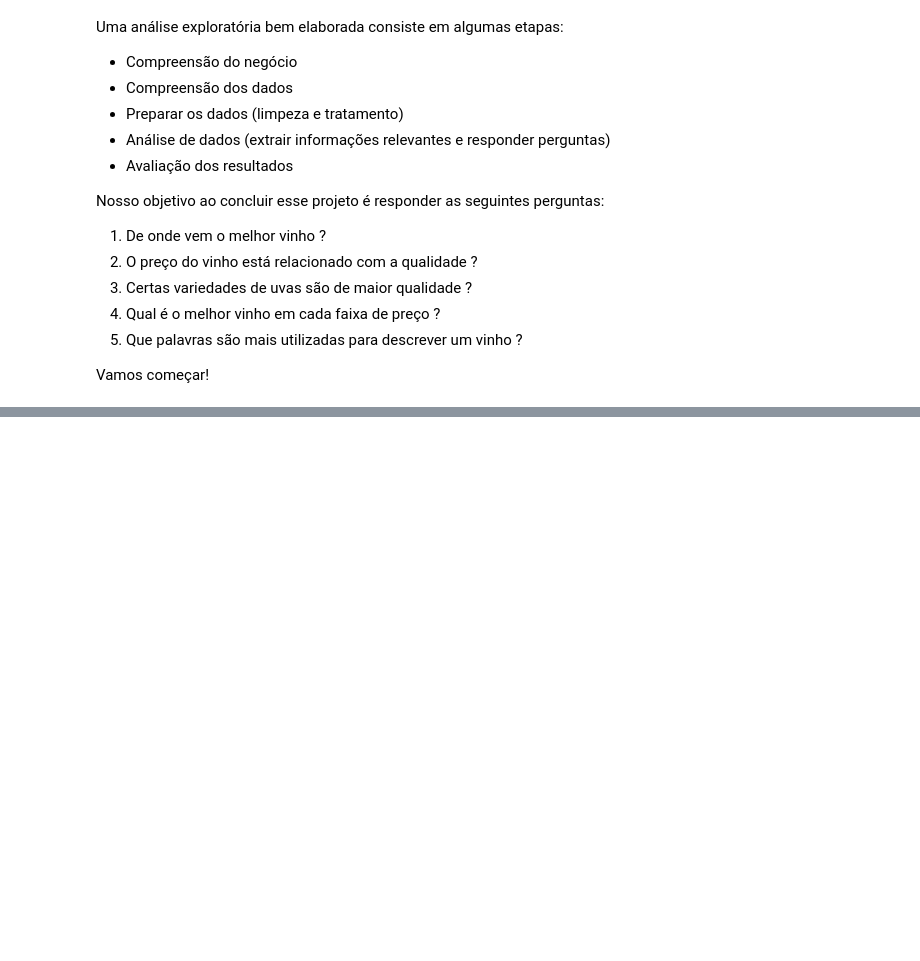
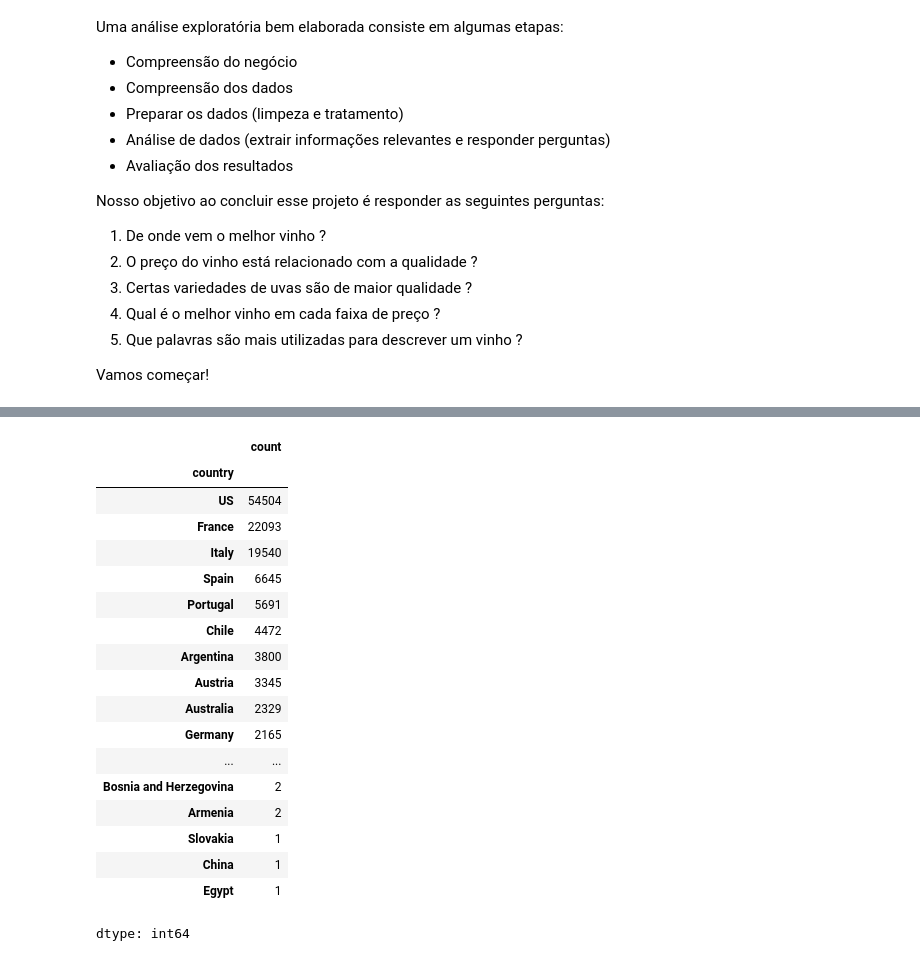
Before and after one commit to FTCLuis/Mineracao-de-Dados, a Jupyter notebook: Luis_Felipe_Laudacio.ipynb, the cells around one changed output, grey strips where cells are left out. Saved outputs shown, nothing was run; the diff lists cells and outputs as text; code cells hidden in the pictures; blank space fills up the shorter version.

```diff
--- a/Luis_Felipe_Laudacio.ipynb
+++ b/Luis_Felipe_Laudacio.ipynb
@@ -31,0 +131,22 @@ Vamos começar!
+# %%
+df['country'].value_counts()
+# %% [output]
+|  | count |
+| country |  |
+| US | 54504 |
+| France | 22093 |
+| Italy | 19540 |
+| Spain | 6645 |
+| Portugal | 5691 |
+| Chile | 4472 |
+| Argentina | 3800 |
+| Austria | 3345 |
+| Australia | 2329 |
+| Germany | 2165 |
+| ... | ... |
+| Bosnia and Herzegovina | 2 |
+| Armenia | 2 |
+| Slovakia | 1 |
+| China | 1 |
+| Egypt | 1 |
+dtype: int64
```
Also changed, not shown: parts of 21 cells of this notebook.
